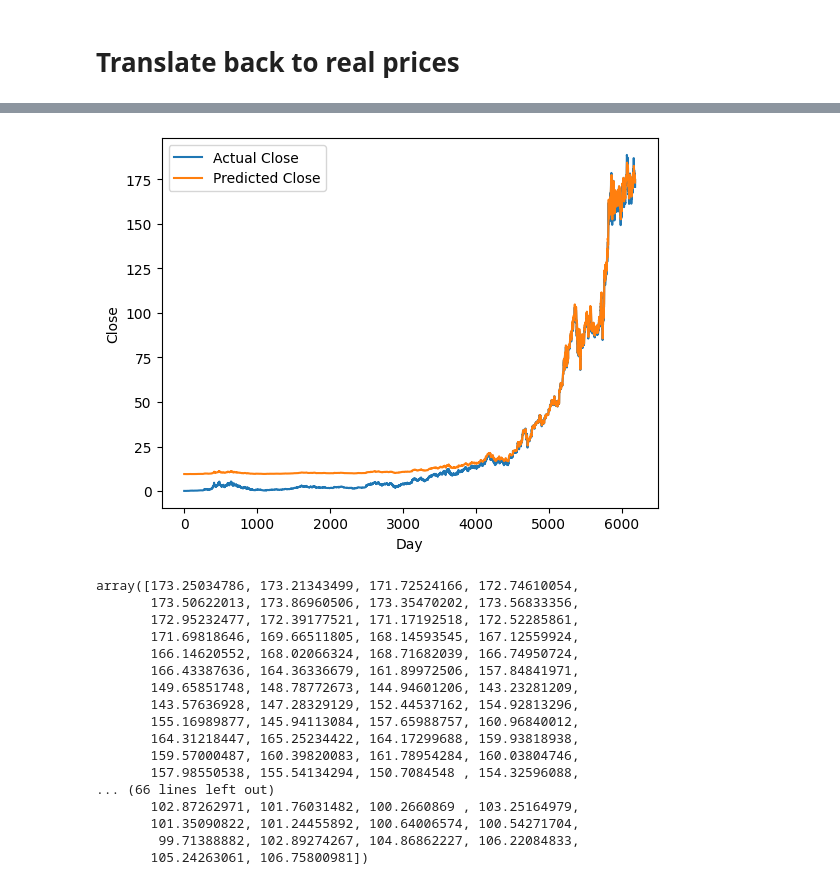
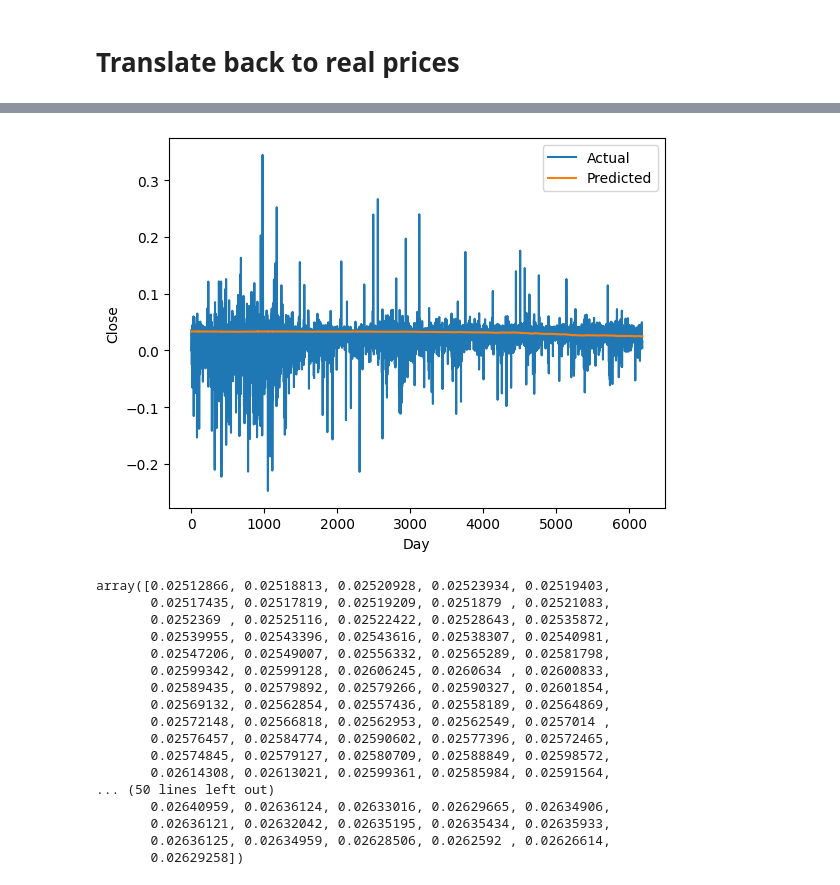
Before and after one commit to kruzel/algotrading, a Jupyter notebook: CHLtraining.ipynb, the cells around one changed output, grey strips where cells are left out. Saved outputs shown, nothing was run; the diff lists cells and outputs as text; code cells hidden in the pictures.

Commit message:
change to close, Low Change, High Change prediction

```diff
--- a/CHLtraining.ipynb
+++ b/CHLtraining.ipynb
@@ -90,13 +92,17 @@ array([[7.91670000e-02, 7.50000000e-02, 6.97920000e-02, ...,
 from sklearn.preprocessing import MinMaxScaler
 
 scaler1 = MinMaxScaler(feature_range=(-1, 1))
+scaler2 = MinMaxScaler(feature_range=(-1, 1))
+scaler3 = MinMaxScaler(feature_range=(-1, 1))
 scaler4 = MinMaxScaler(feature_range=(-1, 1))
+scaler5 = MinMaxScaler(feature_range=(-1, 1))
 df1_np_scaled = scaler1.fit_transform(df1_np)
-df2_np_scaled = scaler1.fit_transform(df2_np)
-df3_np_scaled = scaler1.fit_transform(df3_np)
+df2_np_scaled = scaler2.fit_transform(df2_np)
+df3_np_scaled = scaler3.fit_transform(df3_np)
 df4_np_scaled = scaler4.fit_transform(df4_np)
+df5_np_scaled = scaler5.fit_transform(df5_np)
 
-scaler = [scaler1, scaler1, scaler1, scaler4]
+scaler = [scaler1, scaler2, scaler3, scaler4, scaler5]
 
 df1_np_scaled
 # %% [output]
@@ -117,11 +123,11 @@ array([[-0.99991063, -0.99995531, -1.        , ..., -0.99983244,
 # X = np.array([df1_np[:, 1:], df2_np[:, 1:], df3_np[:, 1:], df4_np[:, 1:]])
 # y = np.array([df1_np[:, 0], df2_np[:, 0], df3_np[:, 0], df4_np[:, 0]])
 
-X = np.zeros((len(df1_np), 4 * lookback))
+X = np.zeros((len(df1_np), 5 * lookback))
 y = np.zeros((len(df1_np), 3))
 for i in range(0,len(df1_np)):
-    X[i] = np.hstack((df1_np_scaled[i,1:], df2_np_scaled[i,1:], df3_np_scaled[i,1:], df4_np_scaled[i,1:]))
-    y[i] = np.hstack((df1_np_scaled[i,0], df2_np_scaled[i,0], df3_np_scaled[i,0]))
+    X[i] = np.hstack((df1_np_scaled[i,1:], df2_np_scaled[i,1:], df3_np_scaled[i,1:], df4_np_scaled[i,1:], df5_np_scaled[i,1:]))
+    y[i] = np.hstack((df1_np_scaled[i,0], df3_np_scaled[i,0], df4_np_scaled[i,0]))
 
 X.shape, y.shape
 # %% [output]
@@ -162,6 +168,6 @@ X_train.shape, X_test.shape, y_train.shape, y_test.shape
 # %%
-X_train = X_train.reshape((-1, lookback*4, 1))
-X_test = X_test.reshape((-1, lookback*4, 1))
+X_train = X_train.reshape((-1, lookback*5, 1))
+X_test = X_test.reshape((-1, lookback*5, 1))
 
 y_train = y_train.reshape((-1, 3))
 y_test = y_test.reshape((-1, 3))
@@ -319,6 +325,7 @@ plt.show()
 # %% [markdown]
 # Translate back to real prices
 # %%
+OUT_VALUE = CLOSE_RATIO_IND
 train_predictions = predicted[:,OUT_VALUE].flatten()
 print(train_predictions.shape, X_train.shape)
 
@@ -350,15 +357,13 @@ array([8.29035417e-02, 8.02733312e-02, 7.89526059e-02, ...,
 # %%
-plt.plot(new_y_train, label='Actual Close')
-plt.plot(train_predictions, label='Predicted Close')
+plt.plot(new_y_train, label='Actual')
+plt.plot(train_predictions, label='Predicted')
 plt.xlabel('Day')
 plt.ylabel('Close')
 plt.legend()
 plt.show()
 # %% [output]
-[figure, old version]
+[figure, new version]
 # %%
-OUT_VALUE = CLOSE_IND
-
 test_predictions_all = model(X_test.to(device)).detach().cpu().numpy()
 test_predictions = test_predictions_all[:,OUT_VALUE].flatten()
 
@@ -369,23 +374,23 @@ dummies = scaler[OUT_VALUE].inverse_transform(dummies)
 test_predictions = dc(dummies[:, 0])
 test_predictions
 # %% [output]
-array([173.25034786, 173.21343499, 171.72524166, 172.74610054,
-       173.50622013, 173.86960506, 173.35470202, 173.56833356,
-       172.95232477, 172.39177521, 171.17192518, 172.52285861,
-       171.69818646, 169.66511805, 168.14593545, 167.12559924,
-       166.14620552, 168.02066324, 168.71682039, 166.74950724,
-       166.43387636, 164.36336679, 161.89972506, 157.84841971,
-       149.65851748, 148.78772673, 144.94601206, 143.23281209,
-       143.57636928, 147.28329129, 152.44537162, 154.92813296,
-       155.16989877, 145.94113084, 157.65988757, 160.96840012,
-       164.31218447, 165.25234422, 164.17299688, 159.93818938,
-       159.57000487, 160.39820083, 161.78954284, 160.03804746,
-       157.98550538, 155.54134294, 150.7084548 , 154.32596088,
-... (66 lines left out)
-       102.87262971, 101.76031482, 100.2660869 , 103.25164979,
-       101.35090822, 101.24455892, 100.64006574, 100.54271704,
-        99.71388882, 102.89274267, 104.86862227, 106.22084833,
-       105.24263061, 106.75800981])
+array([0.02512866, 0.02518813, 0.02520928, 0.02523934, 0.02519403,
+       0.02517435, 0.02517819, 0.02519209, 0.0251879 , 0.02521083,
+       0.0252369 , 0.02525116, 0.02522422, 0.02528643, 0.02535872,
+       0.02539955, 0.02543396, 0.02543616, 0.02538307, 0.02540981,
+       0.02547206, 0.02549007, 0.02556332, 0.02565289, 0.02581798,
+       0.02599342, 0.02599128, 0.02606245, 0.0260634 , 0.02600833,
+       0.02589435, 0.02579892, 0.02579266, 0.02590327, 0.02601854,
+       0.02569132, 0.02562854, 0.02557436, 0.02558189, 0.02564869,
+       0.02572148, 0.02566818, 0.02562953, 0.02562549, 0.0257014 ,
+       0.02576457, 0.02584774, 0.02590602, 0.02577396, 0.02572465,
+       0.02574845, 0.02579127, 0.02580709, 0.02588849, 0.02598572,
+       0.02614308, 0.02613021, 0.02599361, 0.02585984, 0.02591564,
+... (50 lines left out)
+       0.02640959, 0.02636124, 0.02633016, 0.02629665, 0.02634906,
+       0.02636121, 0.02632042, 0.02635195, 0.02635434, 0.02635933,
+       0.02636125, 0.02634959, 0.02628506, 0.0262592 , 0.02626614,
+       0.02629258])
 # %%
 dummies = np.zeros((X_test.shape[0], lookback+1))
 dummies[:, 0] = y_test[:,OUT_VALUE].flatten()
```
Also changed, not shown: parts of 21 cells of this notebook, 1 other file.
